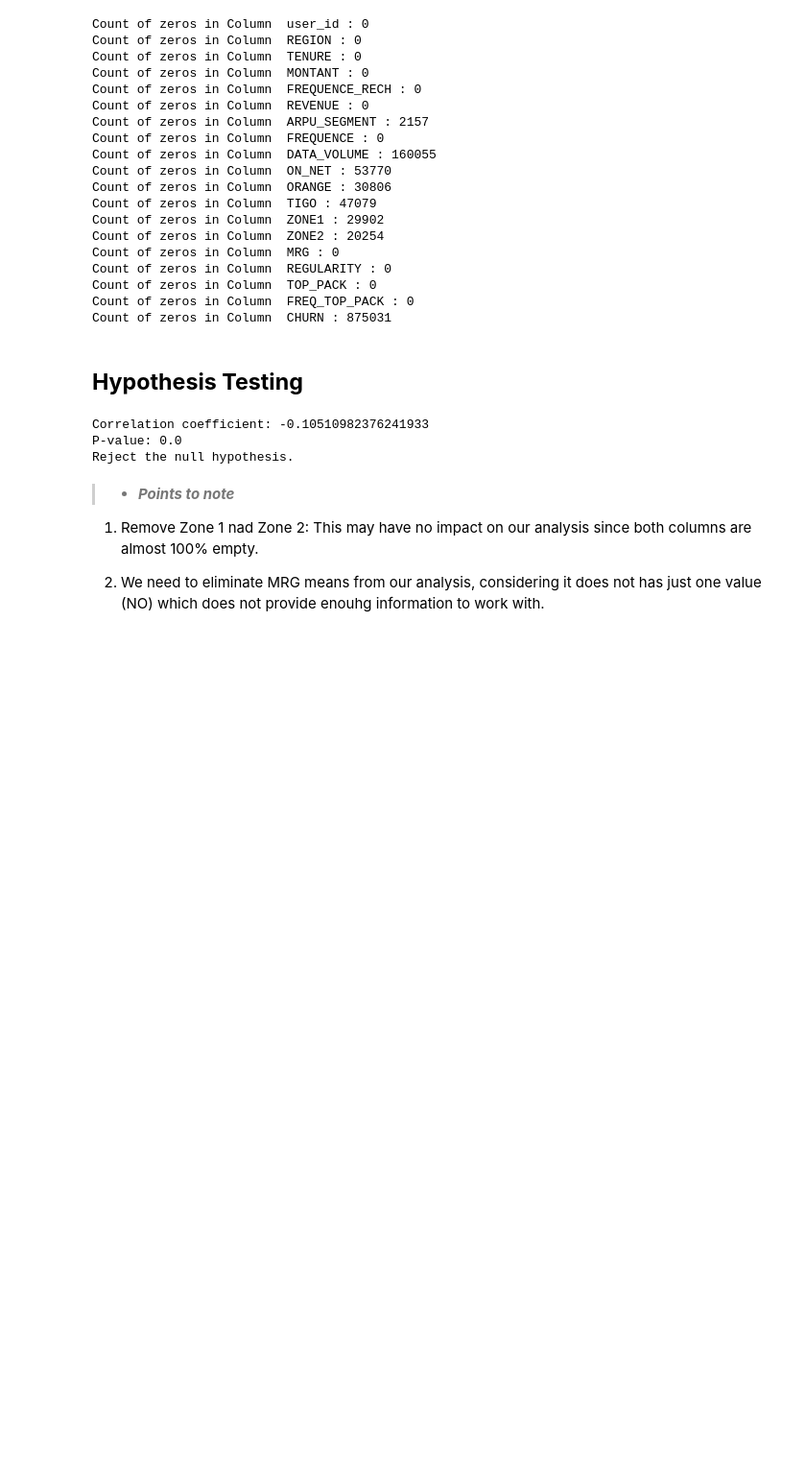
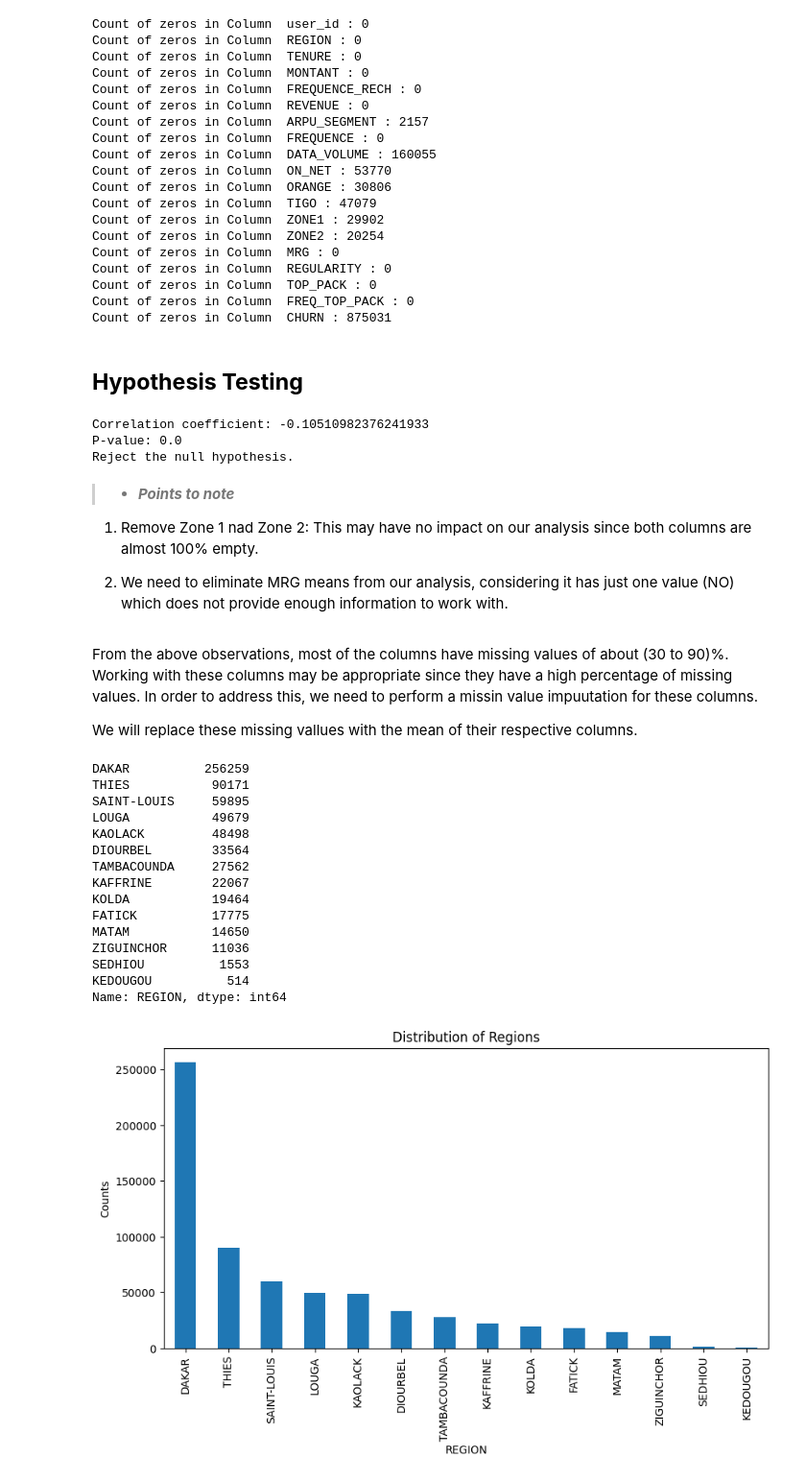
Before and after one commit to Jonasafutu/Capstone-Project, a Jupyter notebook: Team_Paris_Capstone_Customer_Churn.ipynb, the cells around one changed output. Shown at 96% size. Drawn from its saved outputs; the diff is of its cells as text; code cells hidden in the pictures; blank space fills up the shorter version.

```diff
--- a/Team_Paris_Capstone_Customer_Churn.ipynb
+++ b/Team_Paris_Capstone_Customer_Churn.ipynb
@@ -395,4 +435,37 @@ Reject the null hypothesis.
 
 1. Remove Zone 1 nad Zone 2: This may have no impact on our analysis since both columns are almost 100% empty.
 
-2. We need to eliminate MRG means from our analysis, considering it does not has just one value (NO) which does not provide enouhg information to work with.
+2. We need to eliminate MRG means from our analysis, considering it has just one value (NO) which does not provide enough information to work with.
+# %% [markdown]
+From the above observations, most of the columns have missing values of about (30 to 90)%. Working with these columns may be appropriate since they have a high percentage of missing values. In order to address this, we need to perform a missin value impuutation for these columns.
+
+We will replace these missing vallues with the mean of their respective columns.
+# %%
+# Count the levels in the 'REGION' categorical feature
+region_counts = train['REGION'].value_counts()
+print(region_counts)
+
+# Plot the counts as a bar chart
+plt.figure(figsize=(10, 5))
+region_counts.plot(kind='bar')
+plt.ylabel('Counts')
+plt.xlabel('REGION')
+plt.title('Distribution of Regions')
+plt.show()
+# %% [output]
+DAKAR          256259
+THIES           90171
+SAINT-LOUIS     59895
+LOUGA           49679
+KAOLACK         48498
+DIOURBEL        33564
+TAMBACOUNDA     27562
+KAFFRINE        22067
+KOLDA           19464
+FATICK          17775
+MATAM           14650
+ZIGUINCHOR      11036
+SEDHIOU          1553
+KEDOUGOU          514
+Name: REGION, dtype: int64
+[figure, added]
```
Also changed, not shown: parts of 17 cells of this notebook.
